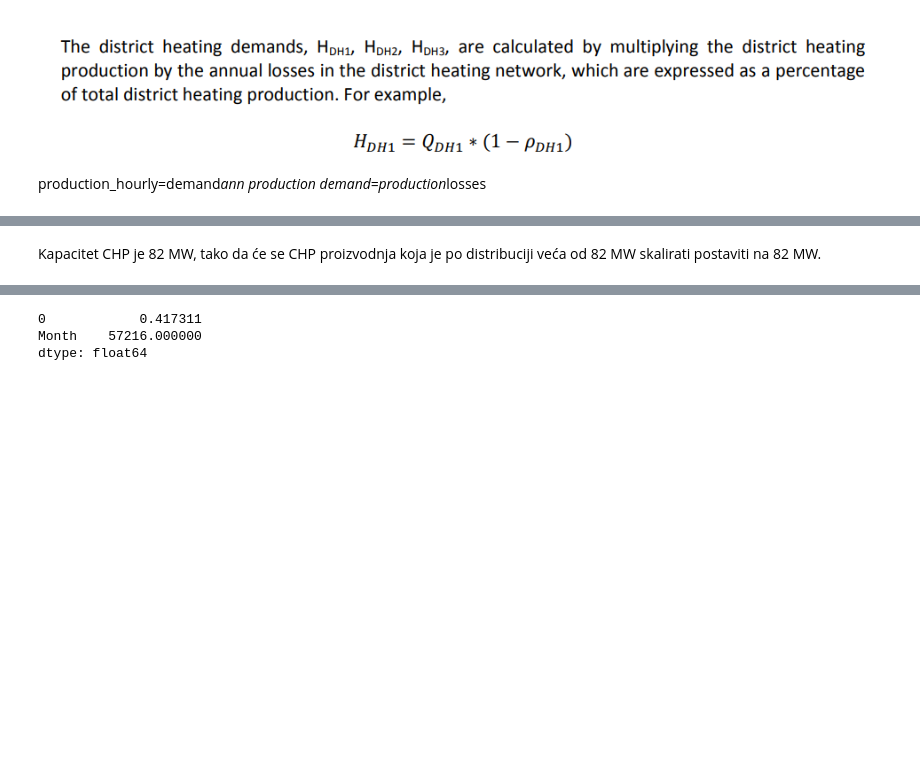
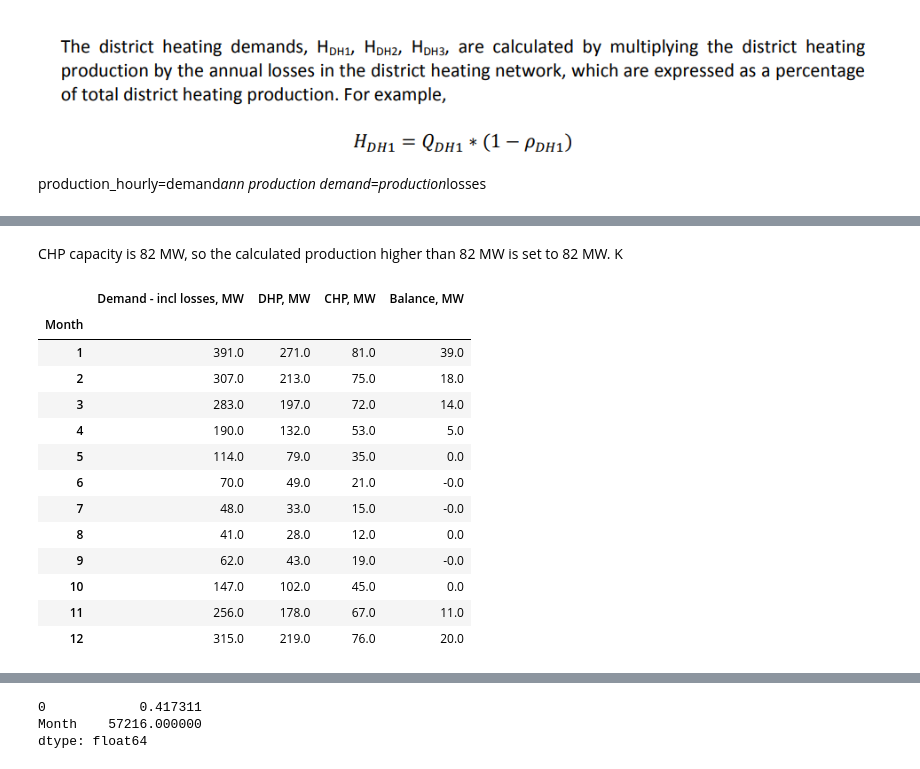
Before and after one commit to ehlimana/Electricity-analysis, a Jupyter notebook: EnergyPLAN_Calculation_validation.ipynb, the cells around one changed output, grey strips where cells are left out. Cells and saved outputs as stored; diff of their text form; code cells hidden in the pictures; blank space fills up the shorter version.

```diff
--- a/EnergyPLAN_Calculation_validation.ipynb
+++ b/EnergyPLAN_Calculation_validation.ipynb
@@ -162,0 +177,5 @@ Name: 0, dtype: float64
+# %%
+district_heating_technical=district_heating_technical[["Timestamp","Month","Demand - incl losses, MW","DHP, MW","CHP, MW"]]
+# %%
+dh_all_columns=["Demand - incl losses, MW","DHP, MW","CHP, MW"]
+district_heating_technical[dh_all_columns]=district_heating_technical[dh_all_columns]
@@ -163,4 +199,23 @@ Name: 0, dtype: float64
 # %% [markdown]
-Kapacitet CHP je 82 MW, tako da će se CHP proizvodnja koja je po distribuciji veća od 82 MW skalirati postaviti na 82 MW.
+CHP capacity is 82 MW, so the calculated production higher than 82 MW is set to 82 MW. K
 # %%
-q_chp_hourly.loc[q_chp_hourly[0]>82/1000000,0]=82/1000000
+district_heating_technical.loc[district_heating_technical["CHP, MW"]>82,"CHP, MW"]=82
+# %%
+district_heating_technical["Balance, MW"]=district_heating_technical["Demand - incl losses, MW"]-district_heating_technical["CHP, MW"]-district_heating_technical["DHP, MW"]
+# %%
+district_heating_technical.groupby("Month").mean()[dh_all_columns+["Balance, MW"]].round(0)
+# %% [output]
+|  | Demand - incl losses, MW | DHP, MW | CHP, MW | Balance, MW |
+| Month |  |  |  |  |
+| 1 | 391.0 | 271.0 | 81.0 | 39.0 |
+| 2 | 307.0 | 213.0 | 75.0 | 18.0 |
+| 3 | 283.0 | 197.0 | 72.0 | 14.0 |
+| 4 | 190.0 | 132.0 | 53.0 | 5.0 |
+| 5 | 114.0 | 79.0 | 35.0 | 0.0 |
+| 6 | 70.0 | 49.0 | 21.0 | -0.0 |
+| 7 | 48.0 | 33.0 | 15.0 | -0.0 |
+| 8 | 41.0 | 28.0 | 12.0 | 0.0 |
+| 9 | 62.0 | 43.0 | 19.0 | -0.0 |
+| 10 | 147.0 | 102.0 | 45.0 | 0.0 |
+| 11 | 256.0 | 178.0 | 67.0 | 11.0 |
+| 12 | 315.0 | 219.0 | 76.0 | 20.0 |
```
Also changed, not shown: parts of 118 cells of this notebook, 1 other file.
